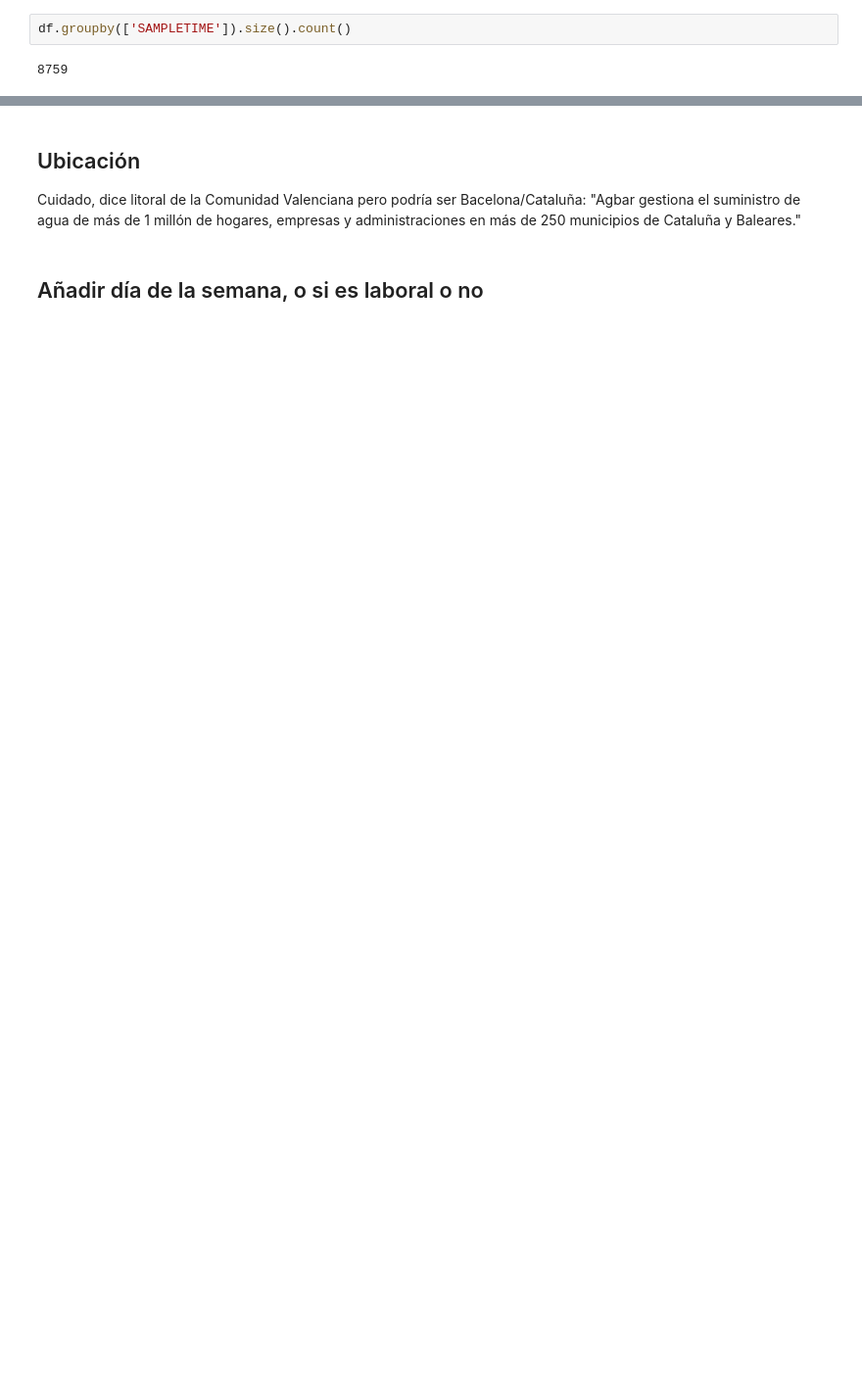
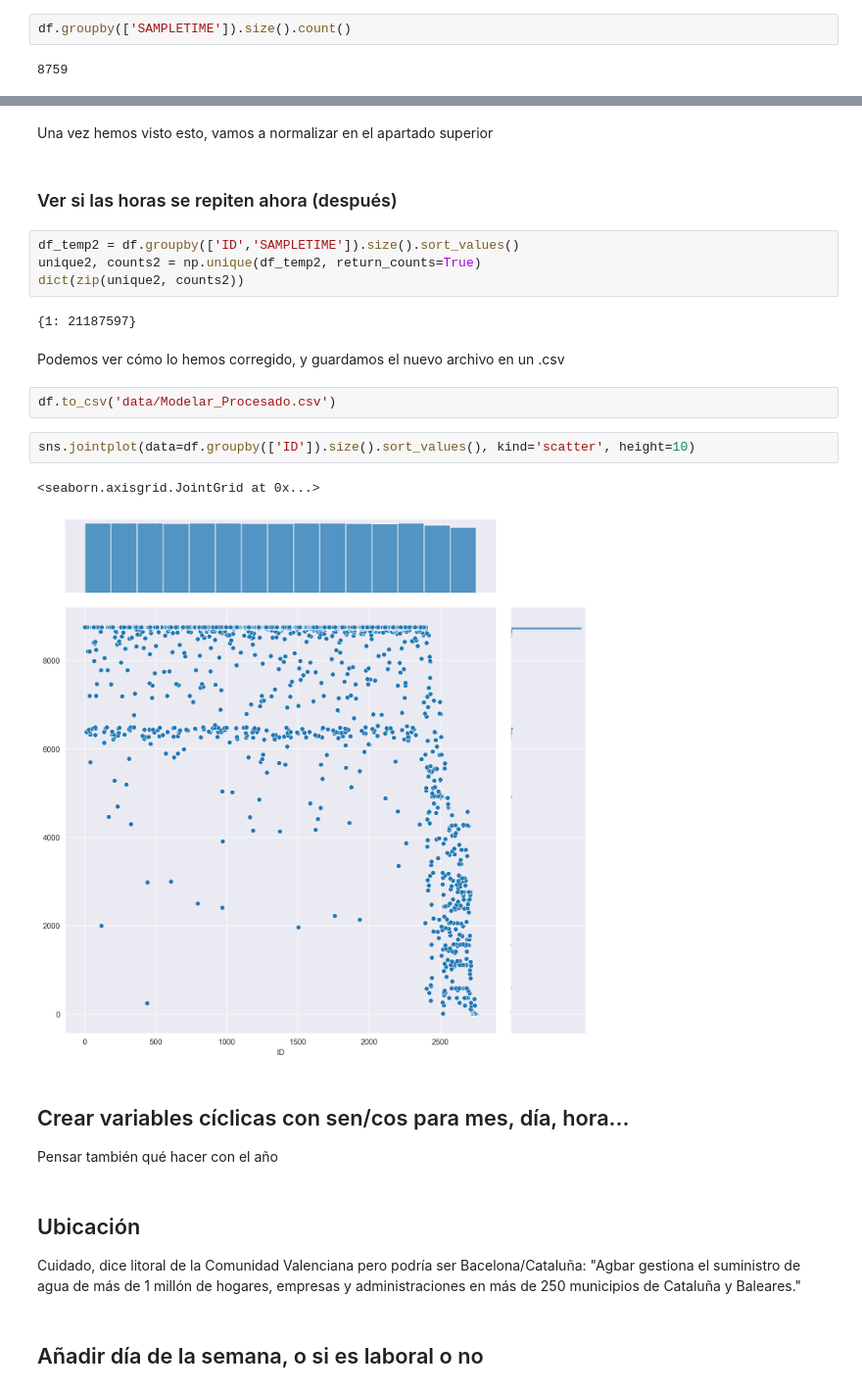
Before and after one commit to ptorrijos99/WaterFootprint2022, a Jupyter notebook: Script Exploración.ipynb, the cells around one changed output, grey strips where cells are left out. Shown at 98% size. Saved outputs shown, nothing was run; the diff lists cells and outputs as text; blank space fills up the shorter version.

```diff
--- a/Script Exploración.ipynb
+++ b/Script Exploración.ipynb
@@ -429,3 +746,26 @@ sns.jointplot(data=df.groupby(['SAMPLETIME']).size().sort_values(), kind='scatte
+# %% [markdown]
+Una vez hemos visto esto, vamos a normalizar en el apartado superior
+# %% [markdown]
+### Ver si las horas se repiten ahora (después)
+# %%
+df_temp2 = df.groupby(['ID','SAMPLETIME']).size().sort_values()
+unique2, counts2 = np.unique(df_temp2, return_counts=True)
+dict(zip(unique2, counts2))
+# %% [output]
+{1: 21187597}
+# %% [markdown]
+Podemos ver cómo lo hemos corregido, y guardamos el nuevo archivo en un .csv
+# %%
+df.to_csv('data/Modelar_Procesado.csv')
+# %%
+sns.jointplot(data=df.groupby(['ID']).size().sort_values(), kind='scatter', height=10)
+# %% [output]
+<seaborn.axisgrid.JointGrid at 0x...>
+[figure, added]
+# %% [markdown]
+## Crear variables cíclicas con sen/cos para mes, día, hora...
+
+Pensar también qué hacer con el año
 # %% [markdown]
 ## Ubicación
 
```
Also changed, not shown: parts of 41 cells of this notebook, 1 other file.
